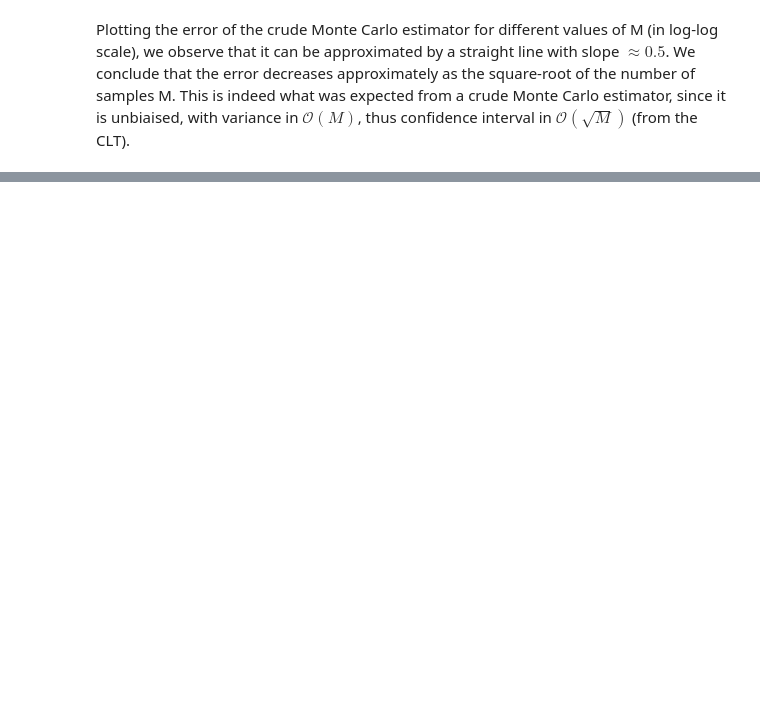
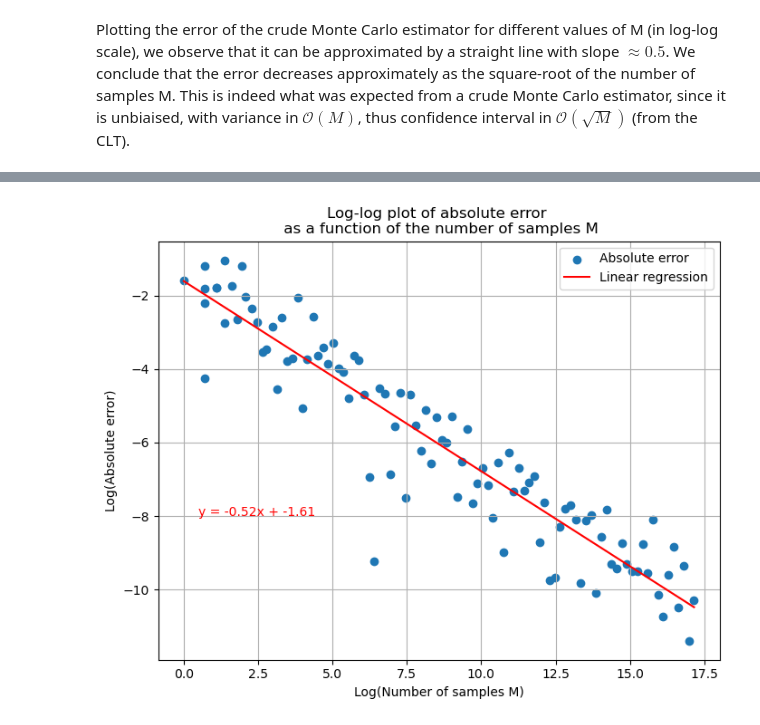
Before and after one commit to FraBet29/stochastic-simulation-project, a Jupyter notebook: notebook.ipynb, the cells around one changed output, grey strips where cells are left out. Cells and saved outputs as stored; diff of their text form; code cells hidden in the pictures; blank space fills up the shorter version.

```diff
--- a/notebook.ipynb
+++ b/notebook.ipynb
@@ -37,0 +60,5 @@ Plotting the error of the crude Monte Carlo estimator for different values of M
+# %%
+# plot log-log graph to see order of the error
+loglog_graph(nb_samples, MCLS_prime_estims, ref_value)
+# %% [output]
+[figure, added]
```
Also changed, not shown: parts of 5 cells of this notebook, 1 other file.
